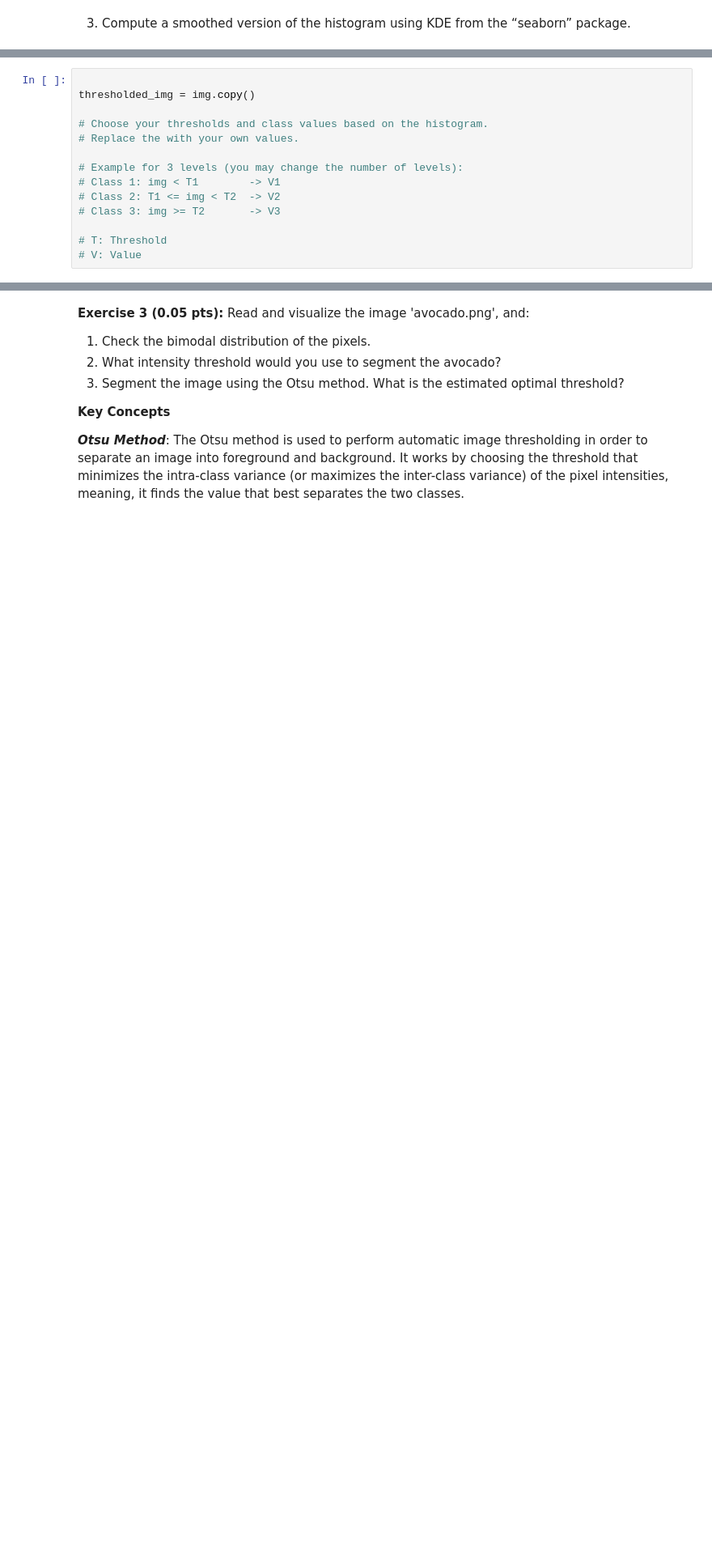
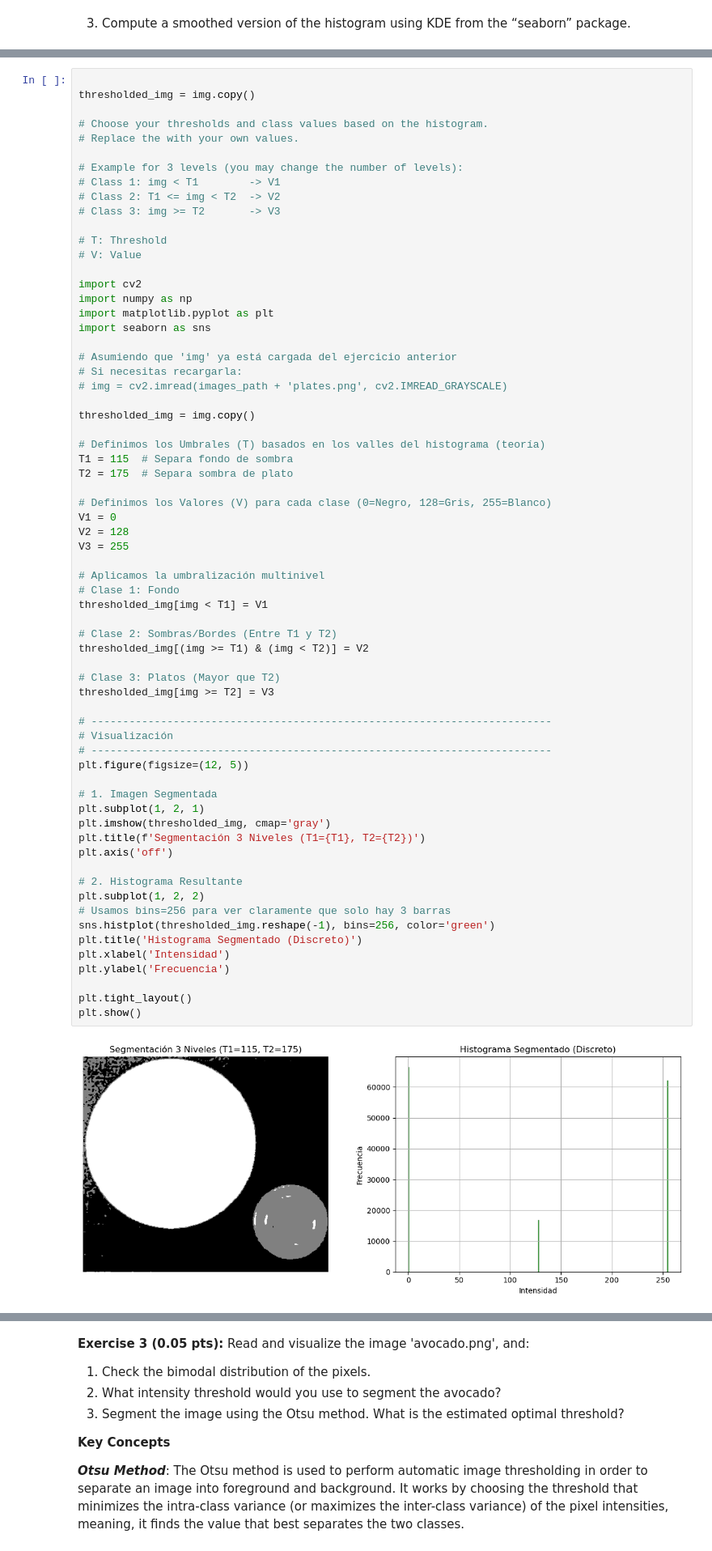
Before and after one commit to hugogs7/CV-I, a Jupyter notebook: t4 image segmentation/Lab4_CV1_MIA/Lab4_25_26.ipynb, the cells around one changed output, grey strips where cells are left out. Shown at 81% size. Saved outputs shown, nothing was run; the diff lists cells and outputs as text; blank space fills up the shorter version.

```diff
--- a/t4 image segmentation/Lab4_CV1_MIA/Lab4_25_26.ipynb
+++ b/t4 image segmentation/Lab4_CV1_MIA/Lab4_25_26.ipynb
@@ -131,17 +182,71 @@ Apply multilevel thresholding to 'plates.png'.
 # %%
 
 thresholded_img = img.copy()
 
 # Choose your thresholds and class values based on the histogram.
 # Replace the with your own values.
 
 # Example for 3 levels (you may change the number of levels):
 # Class 1: img < T1        -> V1
 # Class 2: T1 <= img < T2  -> V2
 # Class 3: img >= T2       -> V3
 
 # T: Threshold
 # V: Value
+
+import cv2
+import numpy as np
+import matplotlib.pyplot as plt
+import seaborn as sns
+
+# Asumiendo que 'img' ya está cargada del ejercicio anterior
+# Si necesitas recargarla:
+# img = cv2.imread(images_path + 'plates.png', cv2.IMREAD_GRAYSCALE)
+
+thresholded_img = img.copy()
+
+# Definimos los Umbrales (T) basados en los valles del histograma (teoría)
+T1 = 115  # Separa fondo de sombra
+T2 = 175  # Separa sombra de plato
+
+# Definimos los Valores (V) para cada clase (0=Negro, 128=Gris, 255=Blanco)
+V1 = 0
+V2 = 128
+V3 = 255
+
+# Aplicamos la umbralización multinivel
+# Clase 1: Fondo
+thresholded_img[img < T1] = V1
+
+# Clase 2: Sombras/Bordes (Entre T1 y T2)
+thresholded_img[(img >= T1) & (img < T2)] = V2
+
+# Clase 3: Platos (Mayor que T2)
+thresholded_img[img >= T2] = V3
+
+# -------------------------------------------------------------------------
+# Visualización
+# -------------------------------------------------------------------------
+plt.figure(figsize=(12, 5))
+
+# 1. Imagen Segmentada
+plt.subplot(1, 2, 1)
+plt.imshow(thresholded_img, cmap='gray')
+plt.title(f'Segmentación 3 Niveles (T1={T1}, T2={T2})')
+plt.axis('off')
+
+# 2. Histograma Resultante
+plt.subplot(1, 2, 2)
+# Usamos bins=256 para ver claramente que solo hay 3 barras
+sns.histplot(thresholded_img.reshape(-1), bins=256, color='green')
+plt.title('Histograma Segmentado (Discreto)')
+plt.xlabel('Intensidad')
+plt.ylabel('Frecuencia')
+
+plt.tight_layout()
+plt.show()
+# %% [output]
+[figure, added]
 # %%
 sns.histplot(thresholded_img.reshape(-1))
 plt.show()
```
Also changed, not shown: parts of 34 cells of this notebook.
